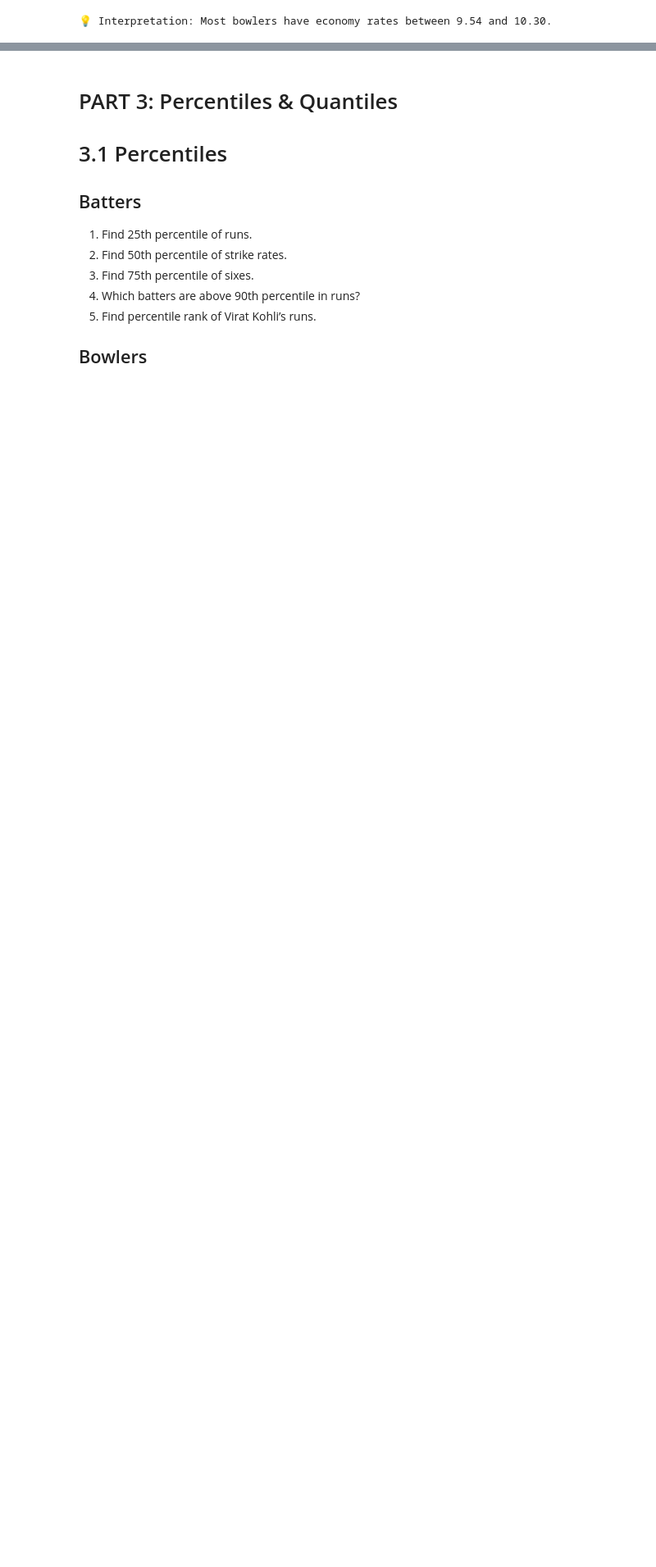
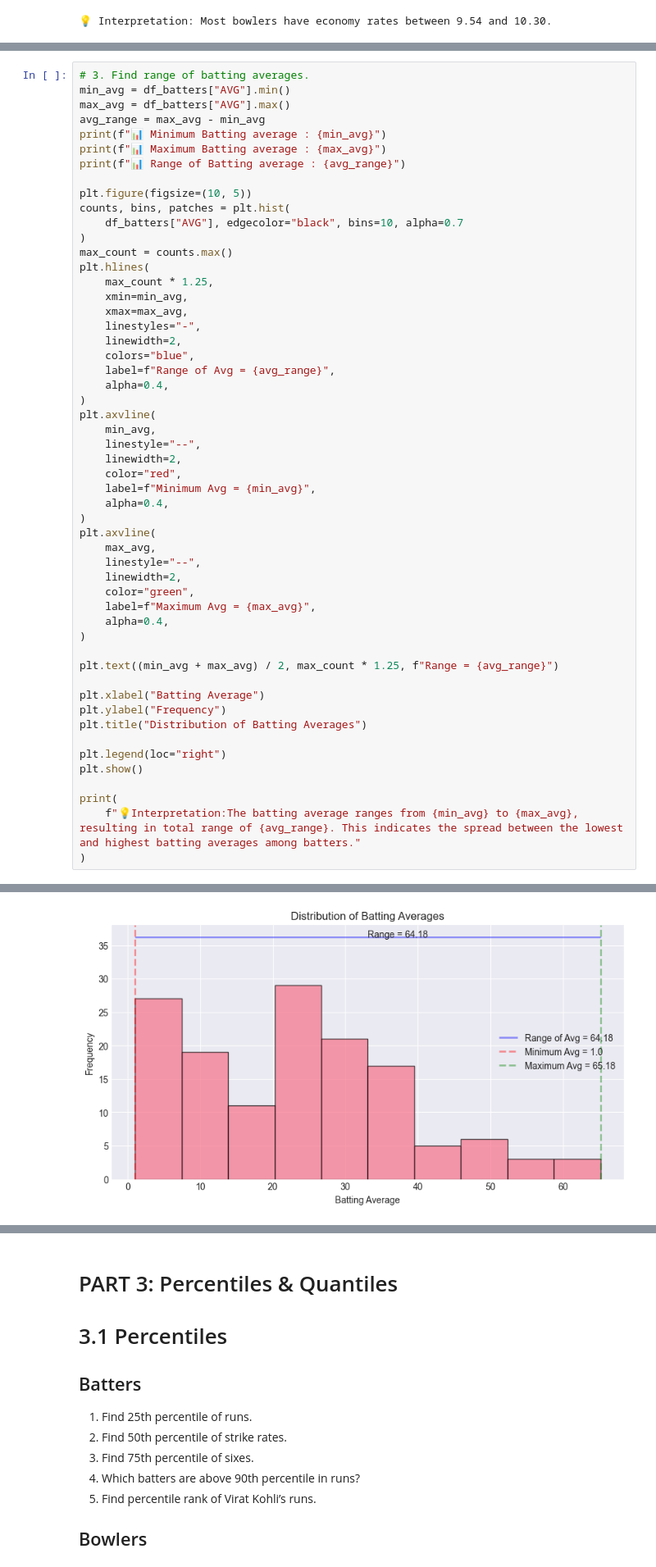
Before and after one commit to shahyash1136/data-analyst-porjects, a Jupyter notebook: IPL_2025_jupyterbook/index.ipynb, the cells around one changed output, grey strips where cells are left out. Shown at 82% size. Cells and saved outputs as stored; diff of their text form; blank space fills up the shorter version.

```diff
--- a/IPL_2025_jupyterbook/index.ipynb
+++ b/IPL_2025_jupyterbook/index.ipynb
@@ -1398,0 +1483,54 @@ print(f'💡Interpretation: Most bowlers have {four_wickets_mode} 4W hauls')
+# %%
+# 3. Find range of batting averages.
+min_avg = df_batters["AVG"].min()
+max_avg = df_batters["AVG"].max()
+avg_range = max_avg - min_avg
+print(f"📊 Minimum Batting average : {min_avg}")
+print(f"📊 Maximum Batting average : {max_avg}")
+print(f"📊 Range of Batting average : {avg_range}")
+
+plt.figure(figsize=(10, 5))
+counts, bins, patches = plt.hist(
+    df_batters["AVG"], edgecolor="black", bins=10, alpha=0.7
+)
+max_count = counts.max()
+plt.hlines(
+    max_count * 1.25,
+    xmin=min_avg,
+    xmax=max_avg,
+    linestyles="-",
+    linewidth=2,
+    colors="blue",
+    label=f"Range of Avg = {avg_range}",
+    alpha=0.4,
+)
+plt.axvline(
+    min_avg,
+    linestyle="--",
+    linewidth=2,
+    color="red",
+    label=f"Minimum Avg = {min_avg}",
+    alpha=0.4,
+)
+plt.axvline(
+    max_avg,
+    linestyle="--",
+    linewidth=2,
+    color="green",
+    label=f"Maximum Avg = {max_avg}",
+    alpha=0.4,
+)
+
+plt.text((min_avg + max_avg) / 2, max_count * 1.25, f"Range = {avg_range}")
+
+plt.xlabel("Batting Average")
+plt.ylabel("Frequency")
+plt.title("Distribution of Batting Averages")
+
+plt.legend(loc="right")
+plt.show()
+
+print(
+    f"💡Interpretation:The batting average ranges from {min_avg} to {max_avg}, resulting in total range of {avg_range}. This indicates the spread between the lowest and highest batting averages among batters."
+)
+# %% [output]
@@ -1398,0 +1540 @@ print(f'💡Interpretation: Most bowlers have {four_wickets_mode} 4W hauls')
+[figure, added]
```
Also changed, not shown: parts of 28 cells of this notebook.
